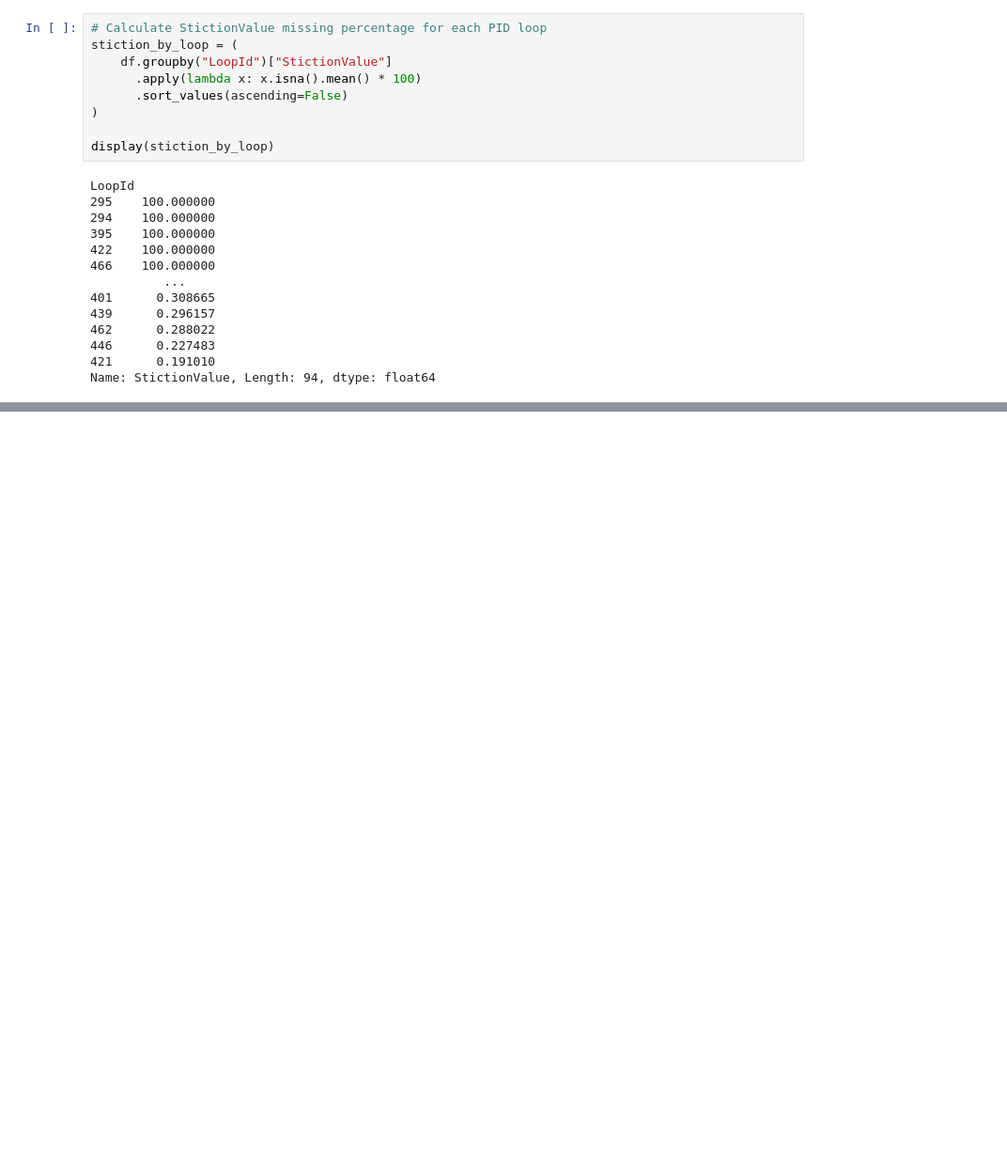
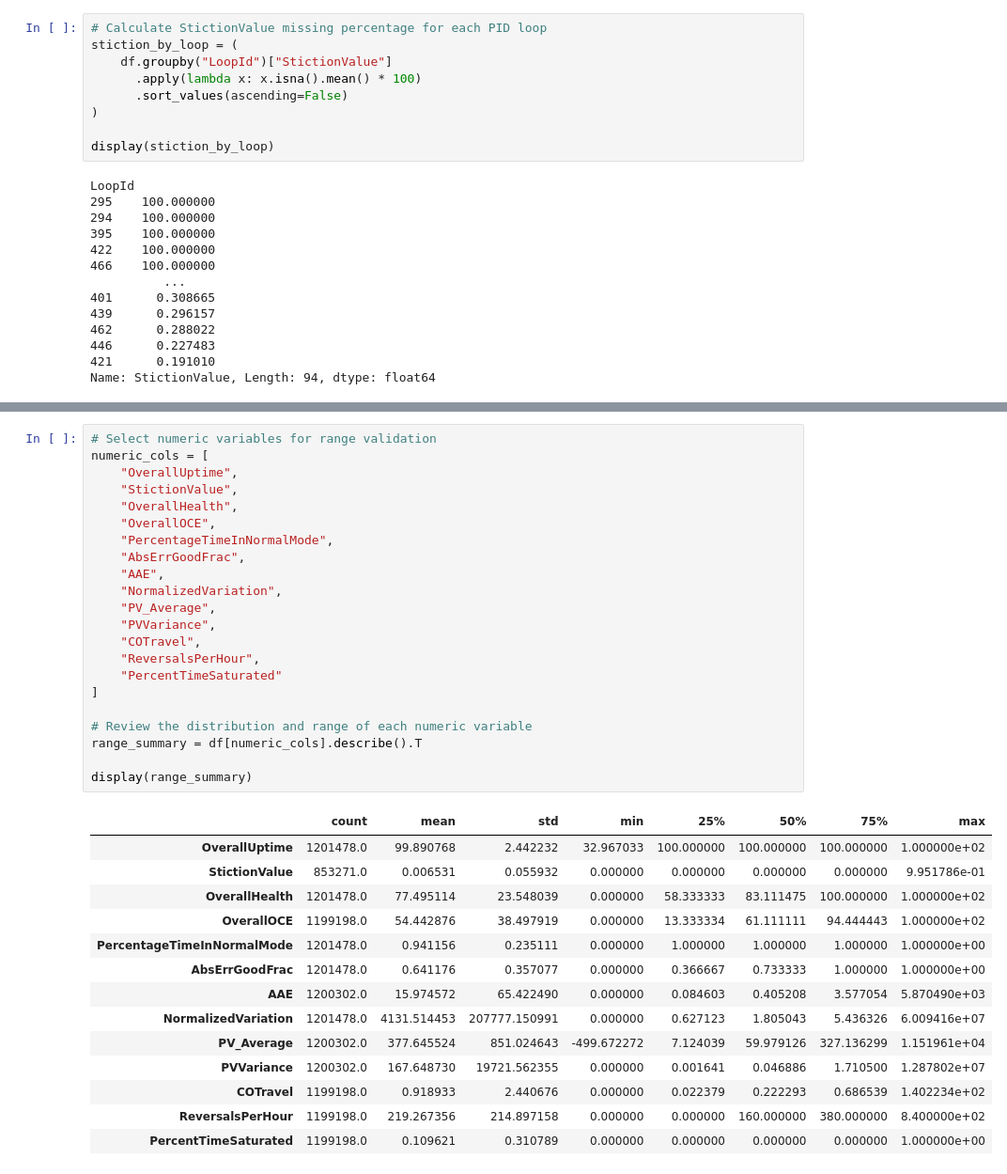
Before and after one commit to DataByThinh/control-station, a Jupyter notebook: notebooks/eda.ipynb, the cells around one changed output, grey strips where cells are left out. Shown at 94% size. Saved outputs shown, nothing was run; the diff lists cells and outputs as text; blank space fills up the shorter version.

```diff
--- a/notebooks/eda.ipynb
+++ b/notebooks/eda.ipynb
@@ -637,0 +625,37 @@ plt.show()
+# %%
+# Select numeric variables for range validation
+numeric_cols = [
+    "OverallUptime",
+    "StictionValue",
+    "OverallHealth",
+    "OverallOCE",
+    "PercentageTimeInNormalMode",
+    "AbsErrGoodFrac",
+    "AAE",
+    "NormalizedVariation",
+    "PV_Average",
+    "PVVariance",
+    "COTravel",
+    "ReversalsPerHour",
+    "PercentTimeSaturated"
+]
+
+# Review the distribution and range of each numeric variable
+range_summary = df[numeric_cols].describe().T
+
+display(range_summary)
+# %% [output]
+|  | count | mean | std | min | 25% | 50% | 75% | max |
+| OverallUptime | 1201478.0 | 99.890768 | 2.442232 | 32.967033 | 100.000000 | 100.000000 | 100.000000 | 1.000000e+02 |
+| StictionValue | 853271.0 | 0.006531 | 0.055932 | 0.000000 | 0.000000 | 0.000000 | 0.000000 | 9.951786e-01 |
+| OverallHealth | 1201478.0 | 77.495114 | 23.548039 | 0.000000 | 58.333333 | 83.111475 | 100.000000 | 1.000000e+02 |
+| OverallOCE | 1199198.0 | 54.442876 | 38.497919 | 0.000000 | 13.333334 | 61.111111 | 94.444443 | 1.000000e+02 |
+| PercentageTimeInNormalMode | 1201478.0 | 0.941156 | 0.235111 | 0.000000 | 1.000000 | 1.000000 | 1.000000 | 1.000000e+00 |
+| AbsErrGoodFrac | 1201478.0 | 0.641176 | 0.357077 | 0.000000 | 0.366667 | 0.733333 | 1.000000 | 1.000000e+00 |
+| AAE | 1200302.0 | 15.974572 | 65.422490 | 0.000000 | 0.084603 | 0.405208 | 3.577054 | 5.870490e+03 |
+| NormalizedVariation | 1201478.0 | 4131.514453 | 207777.150991 | 0.000000 | 0.627123 | 1.805043 | 5.436326 | 6.009416e+07 |
+| PV_Average | 1200302.0 | 377.645524 | 851.024643 | -499.672272 | 7.124039 | 59.979126 | 327.136299 | 1.151961e+04 |
+| PVVariance | 1200302.0 | 167.648730 | 19721.562355 | 0.000000 | 0.001641 | 0.046886 | 1.710500 | 1.287802e+07 |
+| COTravel | 1199198.0 | 0.918933 | 2.440676 | 0.000000 | 0.022379 | 0.222293 | 0.686539 | 1.402234e+02 |
+| ReversalsPerHour | 1199198.0 | 219.267356 | 214.897158 | 0.000000 | 0.000000 | 160.000000 | 380.000000 | 8.400000e+02 |
+| PercentTimeSaturated | 1199198.0 | 0.109621 | 0.310789 | 0.000000 | 0.000000 | 0.000000 | 0.000000 | 1.000000e+00 |
```
Also changed, not shown: parts of 5 cells of this notebook.
